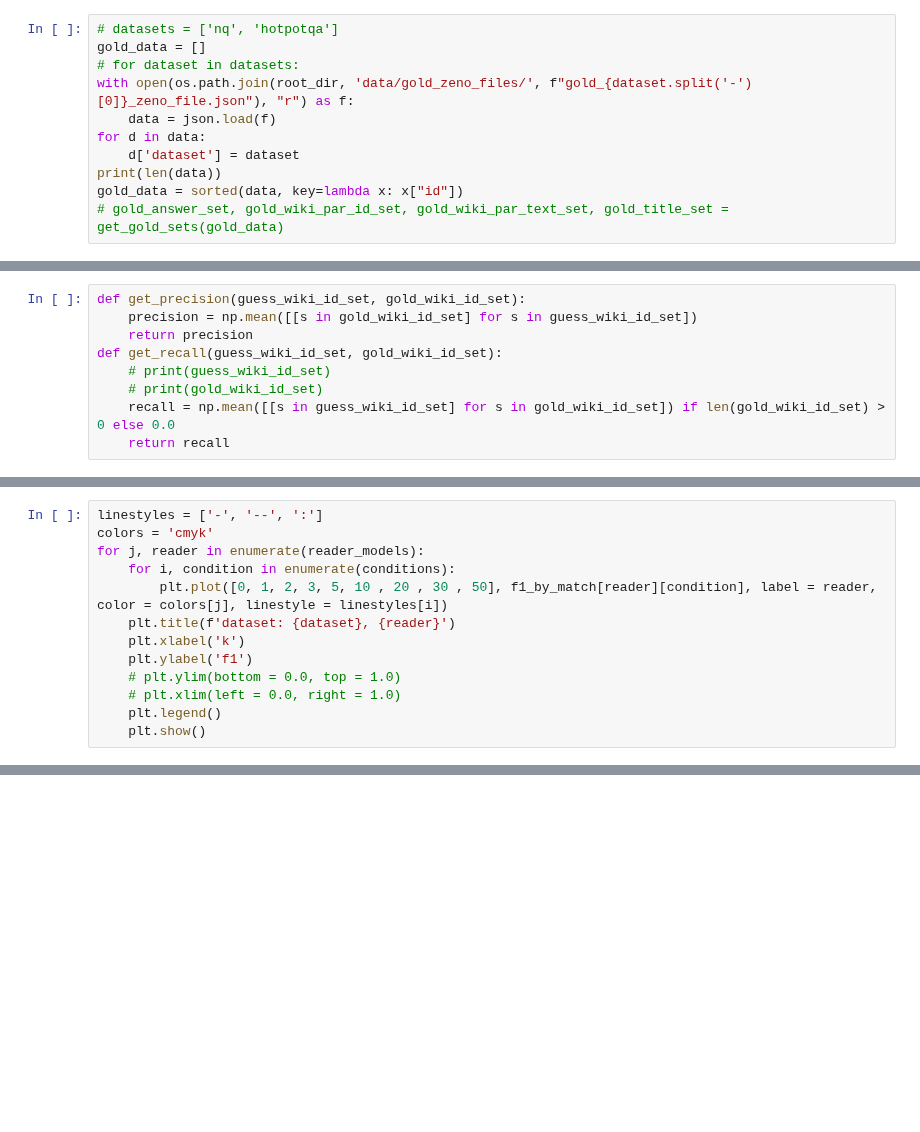
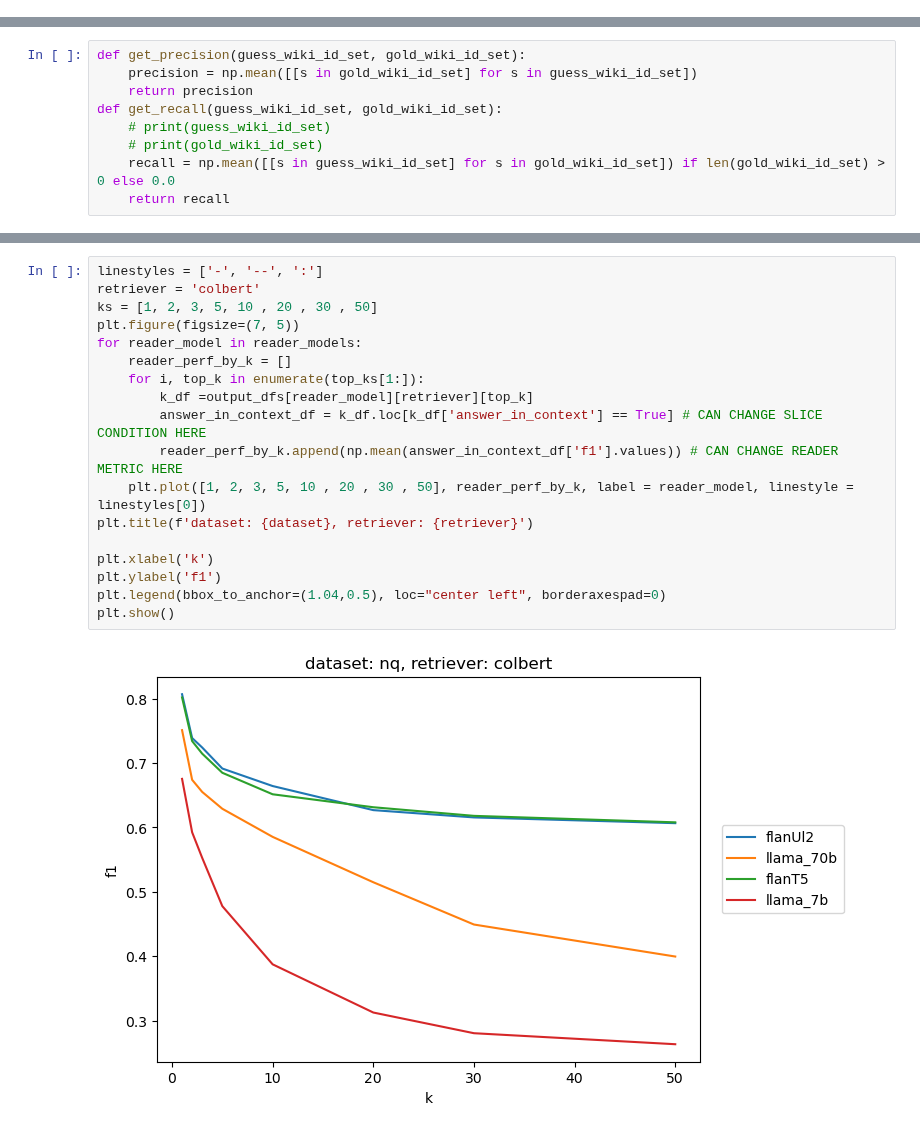
Before and after one commit to neulab/ragged, a Jupyter notebook: zeno/slice_plots.ipynb, the cells around one changed output, grey strips where cells are left out. Saved outputs shown, nothing was run; the diff lists cells and outputs as text; blank space fills up the shorter version.

Commit message:
clean up code for adding conditions

```diff
--- a/zeno/slice_plots.ipynb
+++ b/zeno/slice_plots.ipynb
@@ -24,11 +17,0 @@ dataset = 'nq'
-# %%
-# datasets = ['nq', 'hotpotqa']
-gold_data = []
-# for dataset in datasets:
-with open(os.path.join(root_dir, 'data/gold_zeno_files/', f"gold_{dataset.split('-')[0]}_zeno_file.json"), "r") as f:
-    data = json.load(f)
-for d in data:
-    d['dataset'] = dataset
-print(len(data))
-gold_data = sorted(data, key=lambda x: x["id"])
-# gold_answer_set, gold_wiki_par_id_set, gold_wiki_par_text_set, gold_title_set = get_gold_sets(gold_data)
@@ -336,13 +183,0 @@ plt.show()
-# %%
-linestyles = ['-', '--', ':']
-colors = 'cmyk'
-for j, reader in enumerate(reader_models):
-    for i, condition in enumerate(conditions):
-        plt.plot([0, 1, 2, 3, 5, 10 , 20 , 30 , 50], f1_by_match[reader][condition], label = reader, color = colors[j], linestyle = linestyles[i])
-    plt.title(f'dataset: {dataset}, {reader}')
-    plt.xlabel('k')
-    plt.ylabel('f1')
-    # plt.ylim(bottom = 0.0, top = 1.0)
-    # plt.xlim(left = 0.0, right = 1.0)
-    plt.legend()
-    plt.show()
@@ -353,0 +242,20 @@ for j, reader in enumerate(reader_models):
+# %%
+linestyles = ['-', '--', ':']
+retriever = 'colbert'
+ks = [1, 2, 3, 5, 10 , 20 , 30 , 50]
+plt.figure(figsize=(7, 5))
+for reader_model in reader_models:
+    reader_perf_by_k = []
+    for i, top_k in enumerate(top_ks[1:]):
+        k_df =output_dfs[reader_model][retriever][top_k]
+        answer_in_context_df = k_df.loc[k_df['answer_in_context'] == True] # CAN CHANGE SLICE CONDITION HERE
+        reader_perf_by_k.append(np.mean(answer_in_context_df['f1'].values)) # CAN CHANGE READER METRIC HERE
+    plt.plot([1, 2, 3, 5, 10 , 20 , 30 , 50], reader_perf_by_k, label = reader_model, linestyle = linestyles[0])
+plt.title(f'dataset: {dataset}, retriever: {retriever}')
+
+plt.xlabel('k')
+plt.ylabel('f1')
+plt.legend(bbox_to_anchor=(1.04,0.5), loc="center left", borderaxespad=0)
+plt.show()
+# %% [output]
+[figure, added]
```
Also changed, not shown: parts of 19 cells of this notebook.
